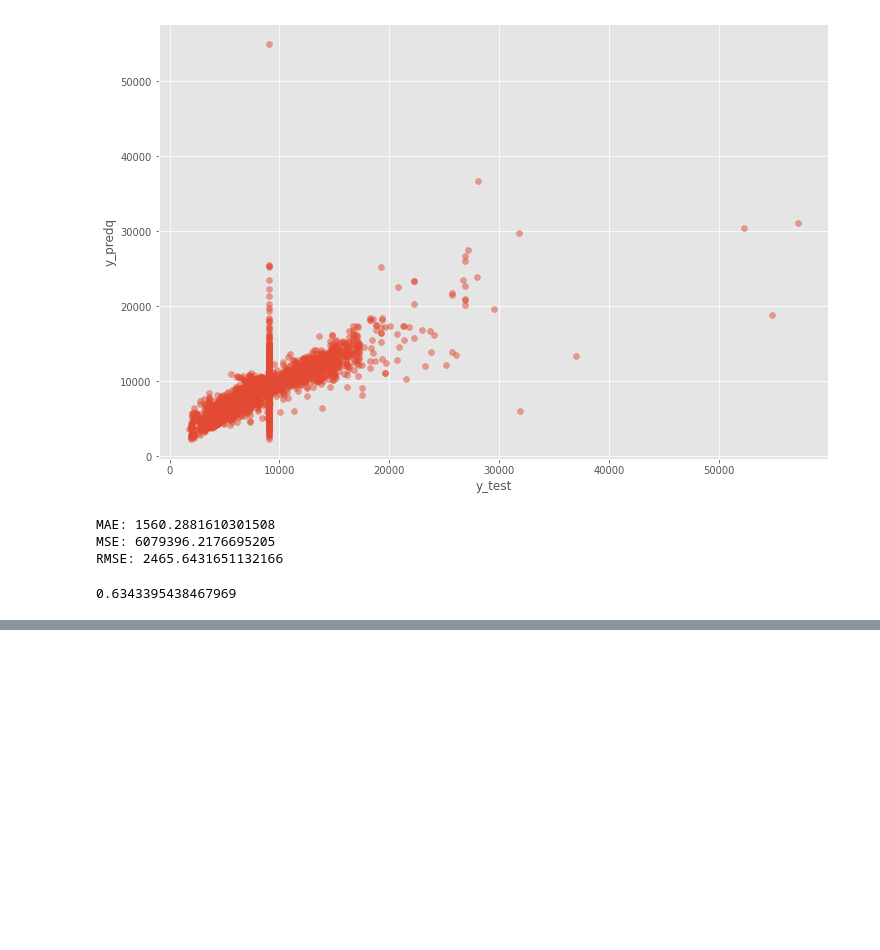
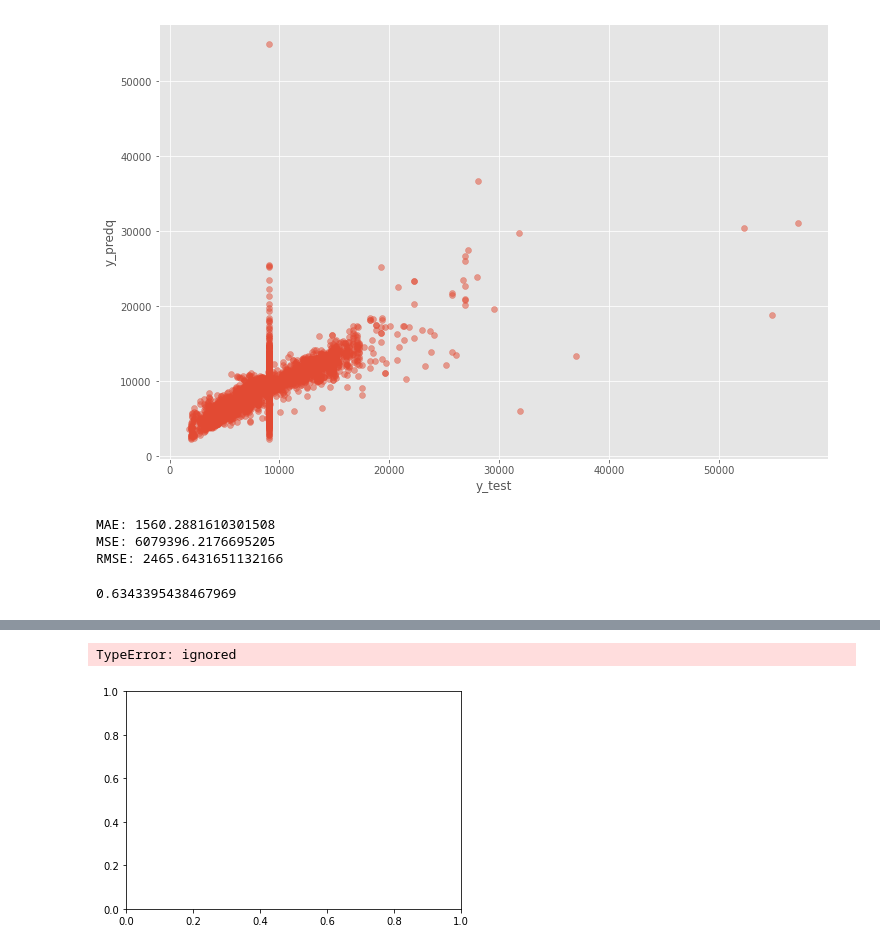
Before and after one commit to subtain23/dissertaion-, a Jupyter notebook: Flight_Fare_Prediction.ipynb, the cells around one changed output, grey strips where cells are left out. Drawn from its saved outputs; the diff is of its cells as text; code cells hidden in the pictures; blank space fills up the shorter version.

```diff
--- a/Flight_Fare_Prediction.ipynb
+++ b/Flight_Fare_Prediction.ipynb
@@ -904,2 +963,4 @@ automl.fit(x_train,y_train)
 # %%
-print(automl.leaderboard())
+rollmean = df.rolling(window=12).mean()
+rolstd = df.rolling(window=12).std()
+print(rollmean,rolstd)
@@ -910,3 +1015,12 @@ ypred2= automl.predict(x_test)
 # %%
-ypred2
+### rolling statistics
+orig = plt.plot(df,color='blue',label='Original')
+mean = plt.plot(rollmean, color='red',label='rollmean')
+std = plt.plot(rolstd,color='black',label='rolstd')
+plt.legend(loc='best')
+plt.title('rolling means and standard deviation')
+plt.show(block=False)
+# %% [output]
+TypeError: ignored
+[figure, added]
 # %%
```
Also changed, not shown: parts of 21 cells of this notebook, 2 other files.
